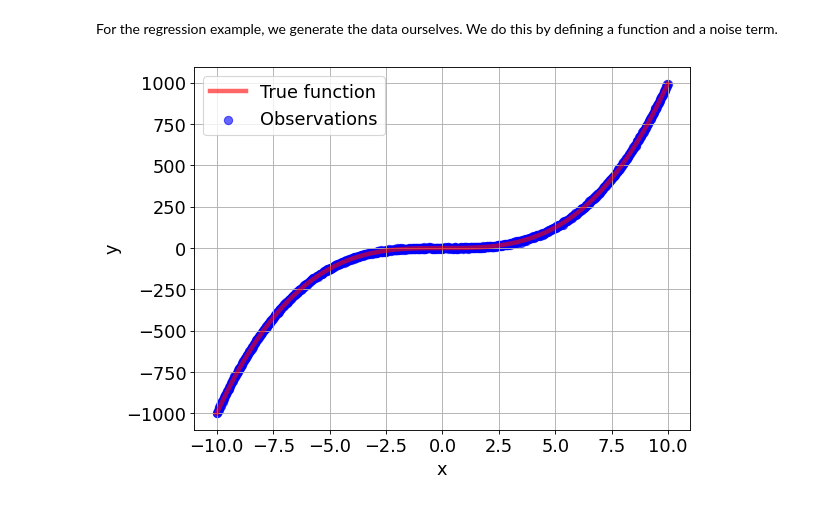
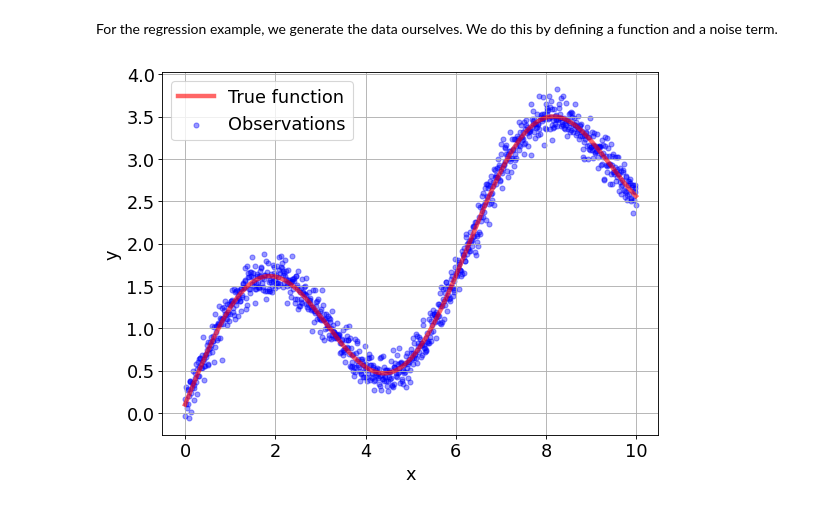
Before and after one commit to Kaleidophon/evidential-deep-learning-survey, a Jupyter notebook: example.ipynb, the cells around one changed output. Cells and saved outputs as stored; diff of their text form; code cells hidden in the pictures.

```diff
--- a/example.ipynb
+++ b/example.ipynb
@@ -453,7 +454,7 @@ def generate_data(num_points: int, seed: int = 1234):
     func = lambda x: np.sin(x) + 0.3 * x + 0.1
     noise = np.random.randn(*x.shape)
 
-    return x, func(x), func(x) + noise / 4
+    return x, func(x), func(x) + noise / 8
 
 
 def generate_data2(num_points: int, seed: int = 1234):
@@ -467,25 +468,25 @@ def generate_data2(num_points: int, seed: int = 1234):
 # %%
 # Plot the data!
 
 plt.figure(figsize=(8, 6), dpi=80)
 ax = plt.gca()
 plt.grid(visible=True)
-x, true_y, y = generate_data2(num_points=1000)
+x, true_y, y = generate_data(num_points=1000)
 
-removal_range = [13, 25]
+removal_range = [230, 575]
 
 def cut_data(arr, removal_range):
     return np.concatenate((arr[:removal_range[0] + 1], arr[removal_range[1]:]), axis=0)
 
 
 plt.plot(x, true_y, alpha=0.6, color="red", label="True function", linewidth=4)
-plt.scatter(x, y, alpha=0.6, color="blue", label="Observations", s=55)
+plt.scatter(x, y, alpha=0.4, color="blue", label="Observations", s=20)
 
 ax.set_xlabel("x", fontsize = 16)
 ax.set_ylabel('y', fontsize = 16)
 ax.tick_params(axis='both', which='major', labelsize=16)
 plt.legend(fontsize=16)
 plt.savefig(f"{IMG_PATH}/regression_example.png")
 plt.show()
 # %% [output]
-[figure, old version]
+[figure, new version]
```
Also changed, not shown: parts of 25 cells of this notebook, 1 other file.
